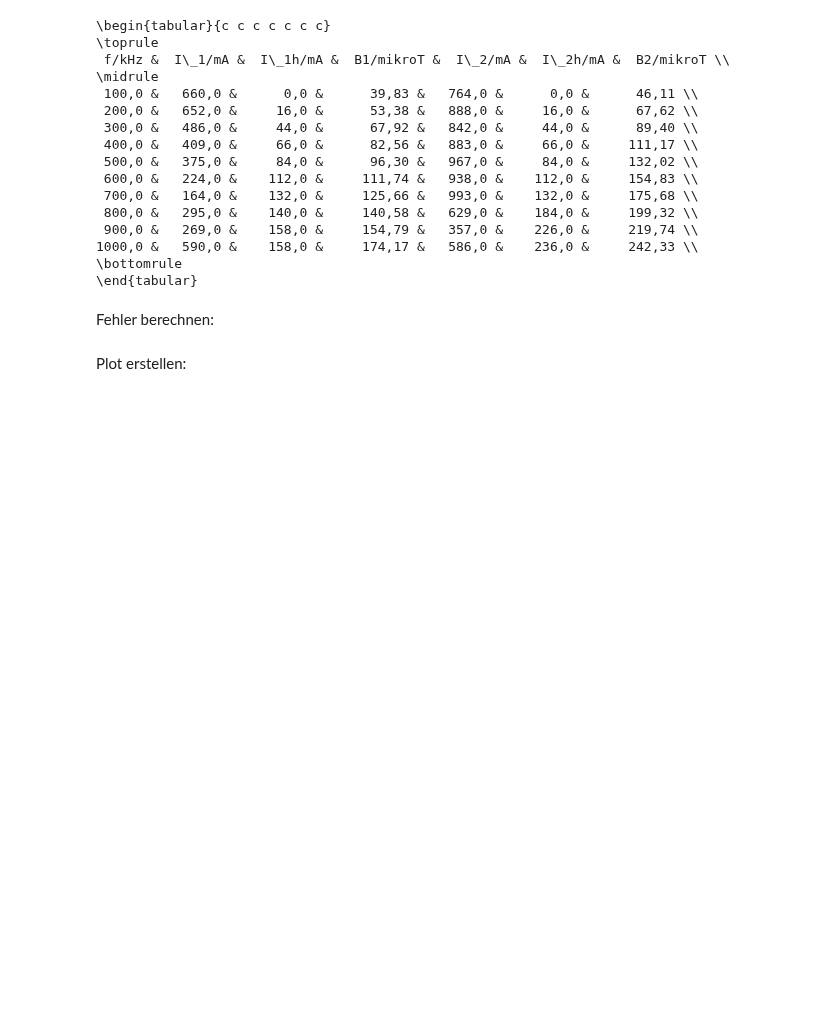
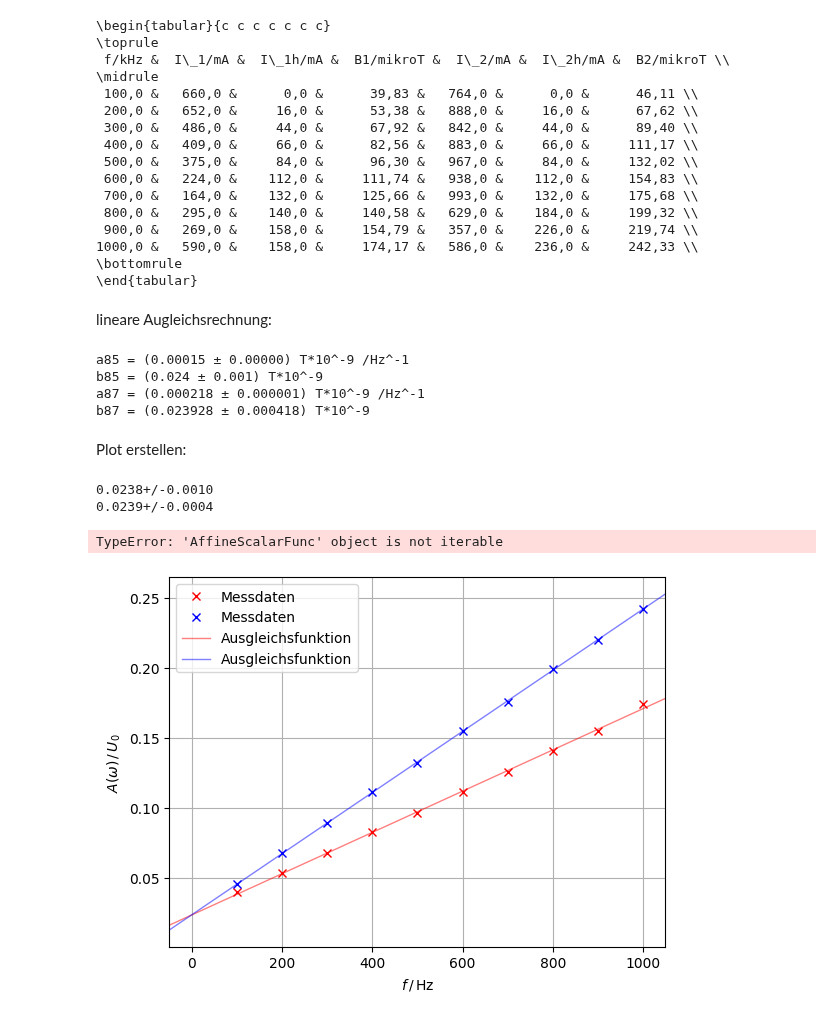
Before and after one commit to waerther/fortgeschrittenenpraktikum, a Jupyter notebook: v21/auswertung.ipynb, the cells around one changed output. Drawn from its saved outputs; the diff is of its cells as text; code cells hidden in the pictures; blank space fills up the shorter version.

```diff
--- a/v21/auswertung.ipynb
+++ b/v21/auswertung.ipynb
@@ -88,5 +88,3 @@ print(df.to_latex(index = False, column_format= "c c c c c c c", decimal=','))
 1000,0 &   590,0 &    158,0 &     174,17 &   586,0 &    236,0 &     242,33 \\
 \bottomrule
 \end{tabular}
-# %% [markdown]
-Fehler berechnen:
@@ -109,14 +91,61 @@ print('T = (%.3f ± %.3f)' % (noms(ua), stds(ua)))
+# %% [markdown]
+lineare Augleichsrechnung:
+# %%
+# Ausgleichsfunktion
+def g(x, a, b):
+    return a * x + b
+
+para, pcov = curve_fit(g, f, B1)    # 1e-9 Tesla
+pcov = np.sqrt(np.diag(pcov))
+a1, b1 = para
+fa1, fb1 = pcov
+
+ua1 = ufloat(a1, fa1)
+ub1 = ufloat(b1, fb1)
+
+print('a85 = (%.5f ± %.5f)' % (noms(ua1), stds(ua1)), 'T*10^-9 /Hz^-1')
+print('b85 = (%.3f ± %.3f)' % (noms(ub1), stds(ub1)), 'T*10^-9')
+
+para, pcov = curve_fit(g, f, B2)    # 1e-9 Tesla
+pcov = np.sqrt(np.diag(pcov))
+a2, b2 = para
+fa2, fb2 = pcov
+
+ua2 = ufloat(a2, fa2)
+ub2 = ufloat(b2, fb2)
+
+print('a87 = (%f ± %f)' % (noms(ua2), stds(ua2)), 'T*10^-9 /Hz^-1')
+print('b87 = (%f ± %f)' % (noms(ub2), stds(ub2)), 'T*10^-9')
+# %% [output]
+a85 = (0.00015 ± 0.00000) T*10^-9 /Hz^-1
+b85 = (0.024 ± 0.001) T*10^-9
+a87 = (0.000218 ± 0.000001) T*10^-9 /Hz^-1
+b87 = (0.023928 ± 0.000418) T*10^-9
 # %% [markdown]
 Plot erstellen:
 # %%
+# plt.figure(figsize=(9, 6))
 
-plt.plot(f, Uc, 'xr', markersize=6 , label = 'Messdaten', alpha=0.5)
-xx = np.linspace(100, 150000, 10**4)
-plt.plot(xx, g(xx, a), '-b', linewidth = 1, label = 'Ausgleichsfunktion')
+plt.plot(f, B1, 'xr', markersize=6 , label = 'Messdaten', alpha=1)
+plt.plot(f, B2, 'xb', markersize=6 , label = 'Messdaten', alpha=1)
+
+xx = np.linspace(-50, 1050, 10**4)
+
+plt.plot(xx, g(xx, a1, b1), '-r', linewidth = 1, label = 'Ausgleichsfunktion', alpha = 0.5)
+plt.plot(xx, g(xx, a2, b2), '-b', linewidth = 1, label = 'Ausgleichsfunktion', alpha = 0.5)
 
 plt.xlabel(r'$f \, / \, \mathrm{Hz}$')
 plt.ylabel(r'$A(\omega) \, / \, U_0$')
-plt.xscale('log')                       # axis scale
 plt.legend(loc="best")                  # legend position
 plt.grid(True)                          # grid style
-plt.xlim(200, 150000)                   # limitation of visible scale in plot
+plt.xlim(-50, 1050)                   # limitation of visible scale in plot
+
+c1 = g(0, ua1, ub1); print(c1)
+c2 = g(0, ua2, ub2); print(c2)
+
+np.median(c1, c2)
+# %% [output]
+0.0238+/-0.0010
+0.0239+/-0.0004
+TypeError: 'AffineScalarFunc' object is not iterable
+[figure, added]
```
Also changed, not shown: parts of 2 cells of this notebook.
